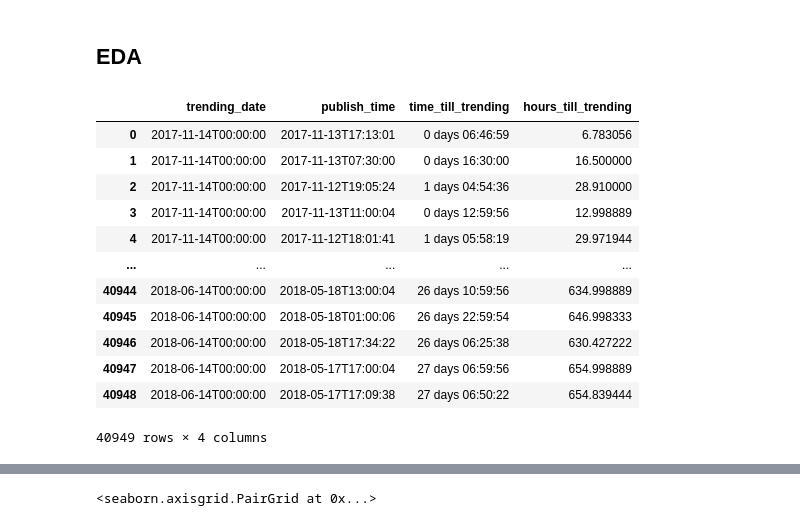
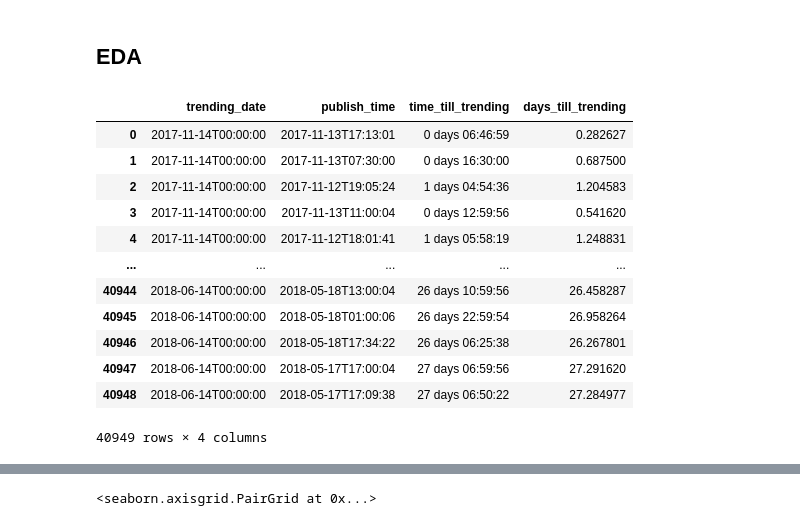
Before and after one commit to julialu-nini/ds-youtube-project, a Jupyter notebook: YouTube videos EDA.ipynb, the cells around one changed output, grey strips where cells are left out. Cells and saved outputs as stored; diff of their text form; code cells hidden in the pictures.

```diff
--- a/YouTube videos EDA.ipynb
+++ b/YouTube videos EDA.ipynb
@@ -42,20 +42,20 @@ videos['trending_date'] = videos['trending_date'].dt.strftime('%Y-%m-%dT%H:%M:%S
 videos['hours_till_trending'] = videos['time_till_trending'].map(lambda x: x.total_seconds()) / 3600
 videos['days_till_trending'] = videos['time_till_trending'].map(lambda x: x.total_seconds()) / (3600*24)
 # %%
-videos[['trending_date','publish_time','time_till_trending','hours_till_trending']]
+videos[['trending_date','publish_time','time_till_trending','days_till_trending']]
 # %% [output]
-|  | trending_date | publish_time | time_till_trending | hours_till_trending |
-| 0 | 2017-11-14T00:00:00 | 2017-11-13T17:13:01 | 0 days 06:46:59 | 6.783056 |
-| 1 | 2017-11-14T00:00:00 | 2017-11-13T07:30:00 | 0 days 16:30:00 | 16.500000 |
-| 2 | 2017-11-14T00:00:00 | 2017-11-12T19:05:24 | 1 days 04:54:36 | 28.910000 |
-| 3 | 2017-11-14T00:00:00 | 2017-11-13T11:00:04 | 0 days 12:59:56 | 12.998889 |
-| 4 | 2017-11-14T00:00:00 | 2017-11-12T18:01:41 | 1 days 05:58:19 | 29.971944 |
+|  | trending_date | publish_time | time_till_trending | days_till_trending |
+| 0 | 2017-11-14T00:00:00 | 2017-11-13T17:13:01 | 0 days 06:46:59 | 0.282627 |
+| 1 | 2017-11-14T00:00:00 | 2017-11-13T07:30:00 | 0 days 16:30:00 | 0.687500 |
+| 2 | 2017-11-14T00:00:00 | 2017-11-12T19:05:24 | 1 days 04:54:36 | 1.204583 |
+| 3 | 2017-11-14T00:00:00 | 2017-11-13T11:00:04 | 0 days 12:59:56 | 0.541620 |
+| 4 | 2017-11-14T00:00:00 | 2017-11-12T18:01:41 | 1 days 05:58:19 | 1.248831 |
 | ... | ... | ... | ... | ... |
-| 40944 | 2018-06-14T00:00:00 | 2018-05-18T13:00:04 | 26 days 10:59:56 | 634.998889 |
-| 40945 | 2018-06-14T00:00:00 | 2018-05-18T01:00:06 | 26 days 22:59:54 | 646.998333 |
-| 40946 | 2018-06-14T00:00:00 | 2018-05-18T17:34:22 | 26 days 06:25:38 | 630.427222 |
-| 40947 | 2018-06-14T00:00:00 | 2018-05-17T17:00:04 | 27 days 06:59:56 | 654.998889 |
-| 40948 | 2018-06-14T00:00:00 | 2018-05-17T17:09:38 | 27 days 06:50:22 | 654.839444 |
+| 40944 | 2018-06-14T00:00:00 | 2018-05-18T13:00:04 | 26 days 10:59:56 | 26.458287 |
+| 40945 | 2018-06-14T00:00:00 | 2018-05-18T01:00:06 | 26 days 22:59:54 | 26.958264 |
+| 40946 | 2018-06-14T00:00:00 | 2018-05-18T17:34:22 | 26 days 06:25:38 | 26.267801 |
+| 40947 | 2018-06-14T00:00:00 | 2018-05-17T17:00:04 | 27 days 06:59:56 | 27.291620 |
+| 40948 | 2018-06-14T00:00:00 | 2018-05-17T17:09:38 | 27 days 06:50:22 | 27.284977 |
 40949 rows × 4 columns
 # %%
 videos.to_csv('youtube data/US_videos.csv')
```
Also changed, not shown: parts of 18 cells of this notebook.
